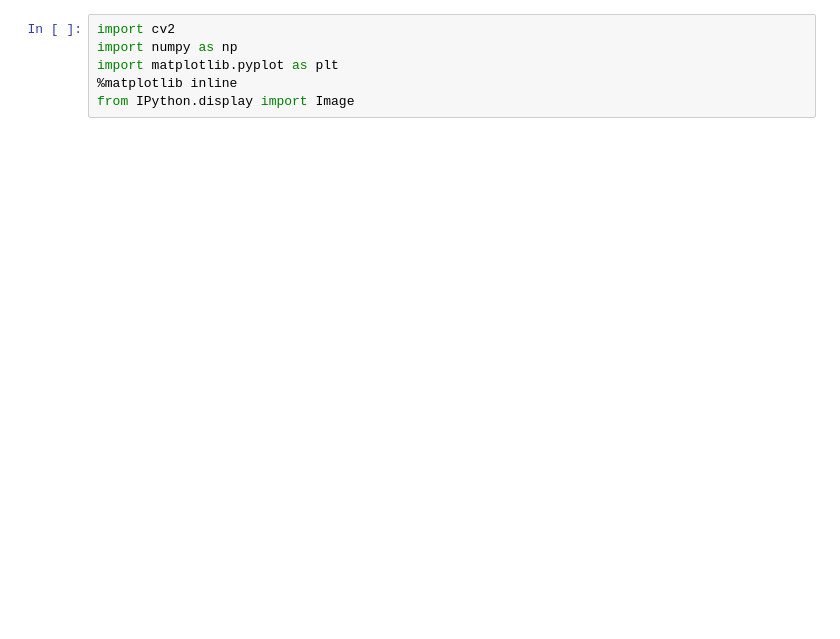
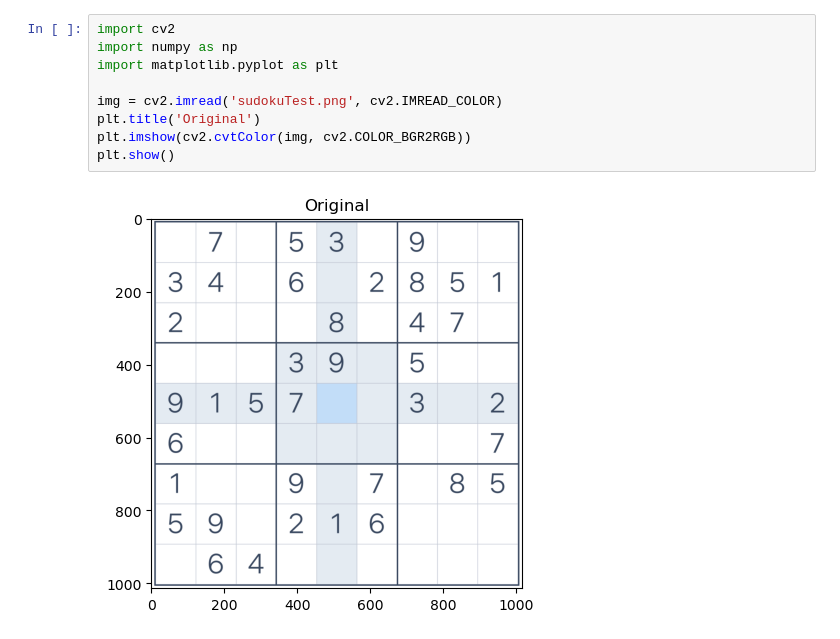
Before and after one commit to ypavanr/sudoku-image-solver, a Jupyter notebook: main.ipynb, the cells around one changed output. Saved outputs shown, nothing was run; the diff lists cells and outputs as text; blank space fills up the shorter version.

```diff
--- a/main.ipynb
+++ b/main.ipynb
@@ -1,6 +1,11 @@
 # %%
 import cv2
 import numpy as np
 import matplotlib.pyplot as plt
-%matplotlib inline
-from IPython.display import Image
+
+img = cv2.imread('sudokuTest.png', cv2.IMREAD_COLOR)
+plt.title('Original')
+plt.imshow(cv2.cvtColor(img, cv2.COLOR_BGR2RGB))
+plt.show()
+# %% [output]
+[figure, added]
```
Also changed, not shown: parts of 5 cells of this notebook.
